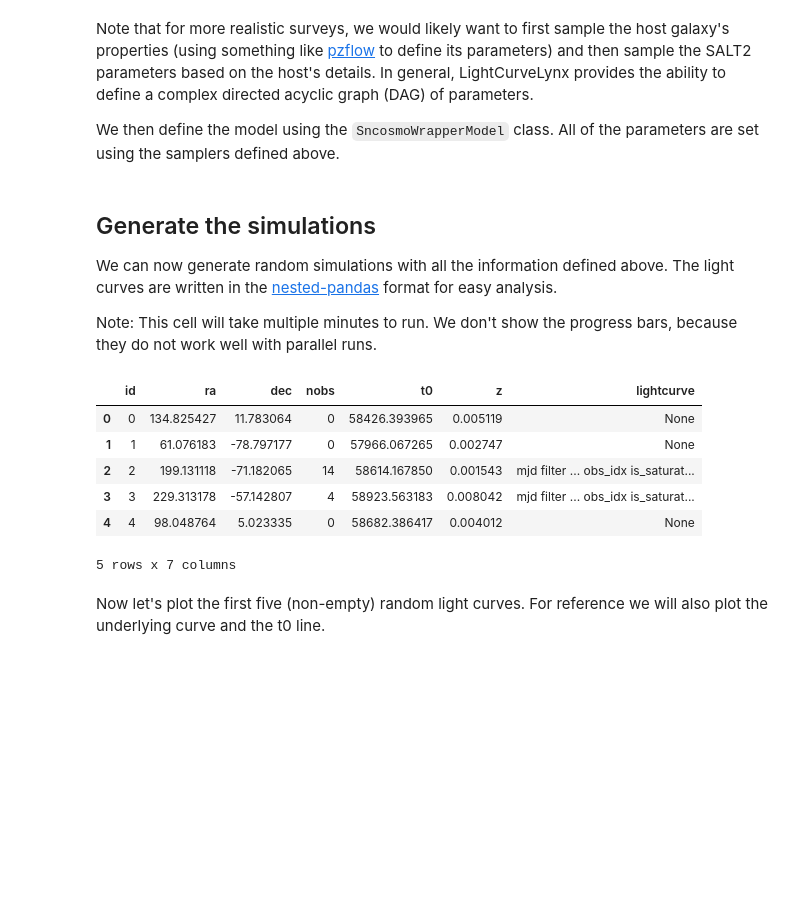
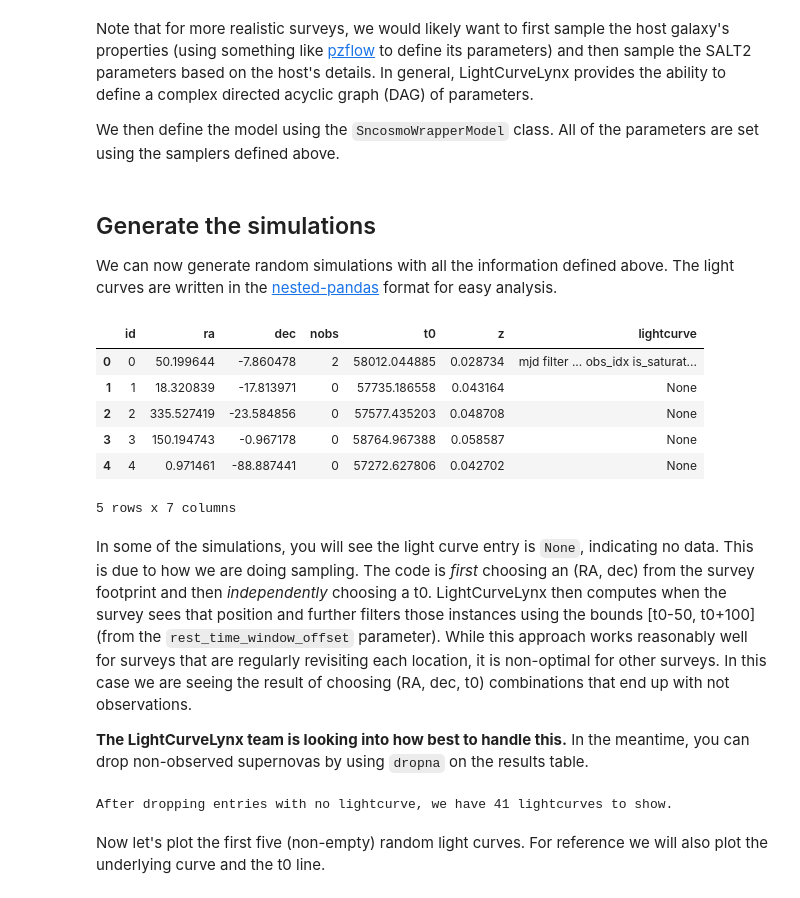
Before and after one commit to lincc-frameworks/lightcurvelynx, a Jupyter notebook: docs/notebooks/pre_executed/skymapper_example.ipynb, the cells around one changed output. Cells and saved outputs as stored; diff of their text form; code cells hidden in the pictures; blank space fills up the shorter version.

```diff
--- a/docs/notebooks/pre_executed/skymapper_example.ipynb
+++ b/docs/notebooks/pre_executed/skymapper_example.ipynb
@@ -107,6 +115,6 @@ We start with "sampler" nodes that specify the distribution from which we would
 # %%
-ra_dec_sampler = ObsTableUniformRADECSampler(ops_data)
-redshift_sampler = NumpyRandomFunc("uniform", low=0.001, high=0.01)
+ra_dec_sampler = ApproximateMOCSampler.from_obstable(ops_data, depth=8)
+redshift_sampler = NumpyRandomFunc("uniform", low=0.001, high=0.1)
 # %% [markdown]
 We compute the physical parameters as follows:
 # %%
@@ -147,35 +155,40 @@ source = SncosmoWrapperModel(
     dec=ra_dec_sampler.dec,
     redshift=redshift_sampler,
     node_label="source",
-    time_extrapolation=ZeroPadding(),
+    time_extrapolation=LinearDecay(50.0),
 )
 # %% [markdown]
 ## Generate the simulations
 
 We can now generate random simulations with all the information defined above. The light curves are written in the [nested-pandas](https://github.com/lincc-frameworks/nested-pandas) format for easy analysis.
-
-Note: This cell will take multiple minutes to run. We don't show the progress bars, because they do not work well with parallel runs.
 # %%
 lightcurves = simulate_lightcurves(
     source,  # The model we are simulating.
-    20,  # The number of simulations to run,
+    100,  # The number of simulations to run,
     ops_data,  # The observation table
     pb_group,  # The passband group (which includes the g-band passband we loaded).
-    num_jobs=8,  # Use 8 workers to speed up the simulation.
-    progress_bar=False,  # Do not show the progress bar (since we are only running in parallel)
     rest_time_window_offset=(-50, 100),  # Simulate from -50 to +100 days of t0 in the rest frame.
 )
 
-# Show the first few entries, dropping the "params" column to make the output more concise.
+# Show the first few entries,
 lightcurves.drop(columns=["params"]).head()
 # %% [output]
 |  | id | ra | dec | nobs | t0 | z | lightcurve |
-| 0 | 0 | 134.825427 | 11.783064 | 0 | 58426.393965 | 0.005119 | None |
-| 1 | 1 | 61.076183 | -78.797177 | 0 | 57966.067265 | 0.002747 | None |
-| 2 | 2 | 199.131118 | -71.182065 | 14 | 58614.167850 | 0.001543 | mjd filter ... obs_idx is_saturat... |
-| 3 | 3 | 229.313178 | -57.142807 | 4 | 58923.563183 | 0.008042 | mjd filter ... obs_idx is_saturat... |
-| 4 | 4 | 98.048764 | 5.023335 | 0 | 58682.386417 | 0.004012 | None |
+| 0 | 0 | 50.199644 | -7.860478 | 2 | 58012.044885 | 0.028734 | mjd filter ... obs_idx is_saturat... |
+| 1 | 1 | 18.320839 | -17.813971 | 0 | 57735.186558 | 0.043164 | None |
+| 2 | 2 | 335.527419 | -23.584856 | 0 | 57577.435203 | 0.048708 | None |
+| 3 | 3 | 150.194743 | -0.967178 | 0 | 58764.967388 | 0.058587 | None |
+| 4 | 4 | 0.971461 | -88.887441 | 0 | 57272.627806 | 0.042702 | None |
 5 rows x 7 columns
 # %% [markdown]
-Now let's plot the first five (non-empty) random light curves. For reference we will also plot the underlying curve and the t0 line.
+In some of the simulations, you will see the light curve entry is `None`, indicating no data. This is due to how we are doing sampling. The code is *first* choosing an (RA, dec) from the survey footprint and then *independently* choosing a t0. LightCurveLynx then computes when the survey sees that position and further filters those instances using the bounds [t0-50, t0+100] (from the `rest_time_window_offset` parameter). While this approach works reasonably well for surveys that are regularly revisiting each location, it is non-optimal for other surveys. In this case we are seeing the result of choosing (RA, dec, t0) combinations that end up with not observations.
+
+**The LightCurveLynx team is looking into how best to handle this.** In the meantime, you can drop non-observed supernovas by using `dropna` on the results table.
+# %%
+lightcurves = lightcurves.dropna(subset=["lightcurve"])
+print(f"After dropping entries with no lightcurve, we have {len(lightcurves)} lightcurves to show.")
+# %% [output]
+After dropping entries with no lightcurve, we have 41 lightcurves to show.
+# %% [markdown]
+Now let's plot the first five (non-empty) random light curves. For reference we will also plot the underlying curve and the t0 line.
 # %%
```
Also changed, not shown: parts of 6 cells of this notebook, 2 other files.
